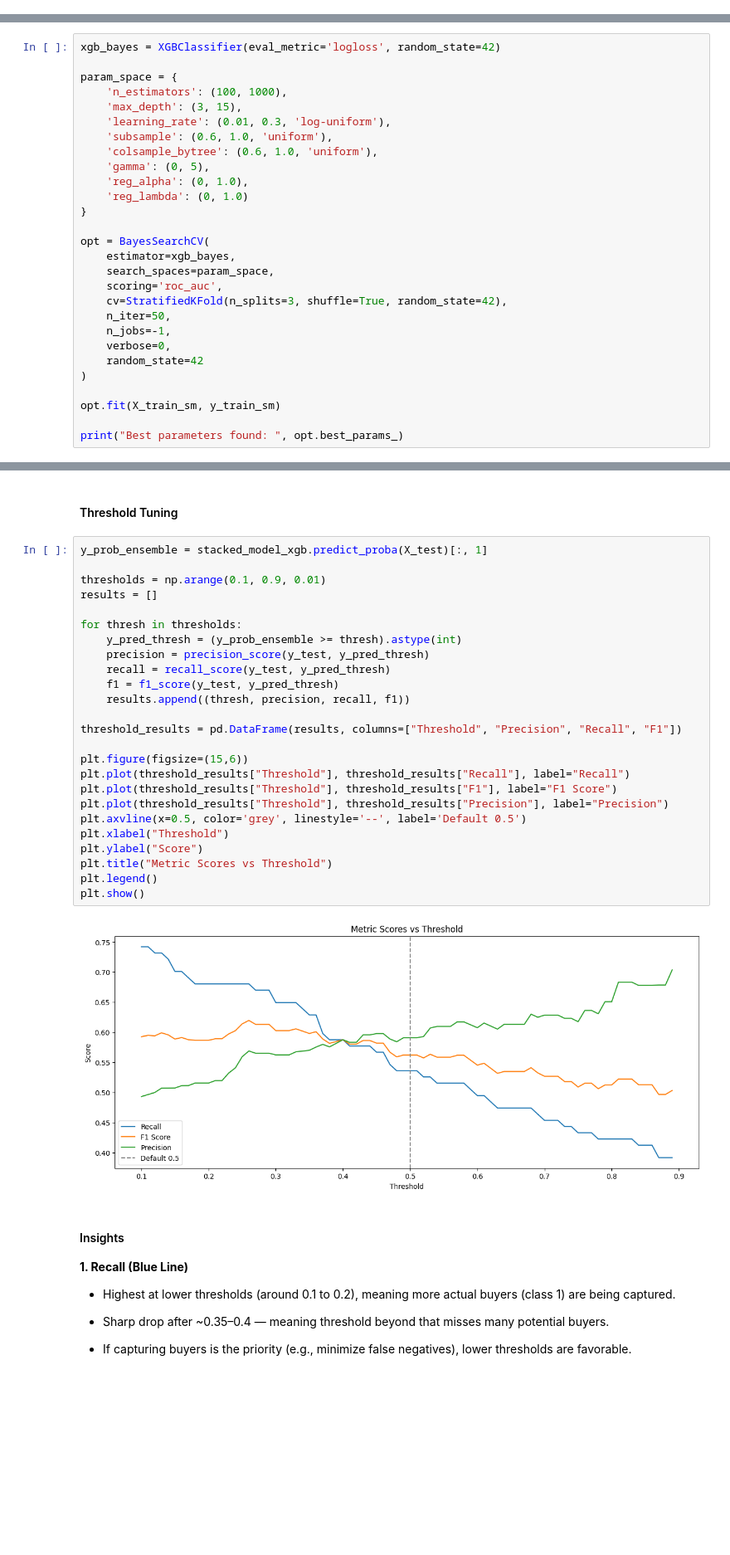
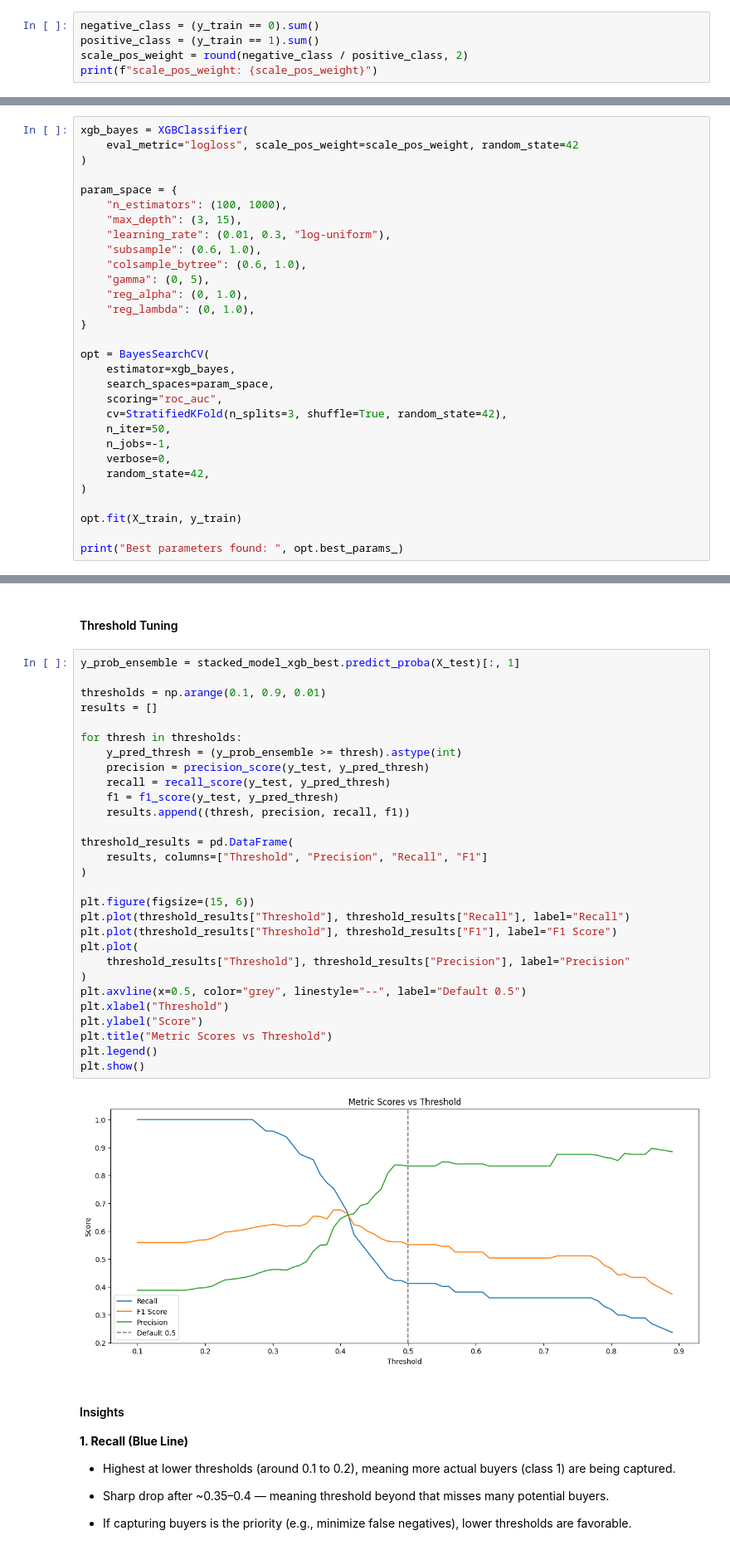
Before and after one commit to bondpapi/Travel-Insurance-Purchase-Prediction-Pipeline, a Jupyter notebook: insurance_prediction.ipynb, the cells around one changed output, grey strips where cells are left out. Shown: that part at 83% size. Drawn from its saved outputs; the diff is of its cells as text; blank space fills up the shorter version.

```diff
--- a/insurance_prediction.ipynb
+++ b/insurance_prediction.ipynb
@@ -876,0 +1002,5 @@ XGBoost outperforms the baseline Gradient Boosting in overall discriminative abi
+# %%
+negative_class = (y_train == 0).sum()
+positive_class = (y_train == 1).sum()
+scale_pos_weight = round(negative_class / positive_class, 2)
+print(f"scale_pos_weight: {scale_pos_weight}")
@@ -984,29 +1129,31 @@ conf_matrix_stack_xgb, class_report_stack_xgb_df, roc_auc_stack_xgb
 # %%
-xgb_bayes = XGBClassifier(eval_metric='logloss', random_state=42)
+xgb_bayes = XGBClassifier(
+    eval_metric="logloss", scale_pos_weight=scale_pos_weight, random_state=42
+)
 
 param_space = {
-    'n_estimators': (100, 1000),
-    'max_depth': (3, 15),
-    'learning_rate': (0.01, 0.3, 'log-uniform'),
-    'subsample': (0.6, 1.0, 'uniform'),
-    'colsample_bytree': (0.6, 1.0, 'uniform'),
-    'gamma': (0, 5),
-    'reg_alpha': (0, 1.0),
-    'reg_lambda': (0, 1.0)
+    "n_estimators": (100, 1000),
+    "max_depth": (3, 15),
+    "learning_rate": (0.01, 0.3, "log-uniform"),
+    "subsample": (0.6, 1.0),
+    "colsample_bytree": (0.6, 1.0),
+    "gamma": (0, 5),
+    "reg_alpha": (0, 1.0),
+    "reg_lambda": (0, 1.0),
 }
 
 opt = BayesSearchCV(
     estimator=xgb_bayes,
     search_spaces=param_space,
-    scoring='roc_auc',
+    scoring="roc_auc",
     cv=StratifiedKFold(n_splits=3, shuffle=True, random_state=42),
     n_iter=50,
     n_jobs=-1,
     verbose=0,
-    random_state=42
+    random_state=42,
 )
 
-opt.fit(X_train_sm, y_train_sm)
+opt.fit(X_train, y_train)
 
 print("Best parameters found: ", opt.best_params_)
 # %% [output]
@@ -1090,32 +1258,36 @@ Conclusion:
 # %% [markdown]
 #### Threshold Tuning
 # %%
-y_prob_ensemble = stacked_model_xgb.predict_proba(X_test)[:, 1]
+y_prob_ensemble = stacked_model_xgb_best.predict_proba(X_test)[:, 1]
 
 thresholds = np.arange(0.1, 0.9, 0.01)
 results = []
 
 for thresh in thresholds:
     y_pred_thresh = (y_prob_ensemble >= thresh).astype(int)
     precision = precision_score(y_test, y_pred_thresh)
     recall = recall_score(y_test, y_pred_thresh)
     f1 = f1_score(y_test, y_pred_thresh)
     results.append((thresh, precision, recall, f1))
 
-threshold_results = pd.DataFrame(results, columns=["Threshold", "Precision", "Recall", "F1"])
+threshold_results = pd.DataFrame(
+    results, columns=["Threshold", "Precision", "Recall", "F1"]
+)
 
-plt.figure(figsize=(15,6))
+plt.figure(figsize=(15, 6))
 plt.plot(threshold_results["Threshold"], threshold_results["Recall"], label="Recall")
 plt.plot(threshold_results["Threshold"], threshold_results["F1"], label="F1 Score")
-plt.plot(threshold_results["Threshold"], threshold_results["Precision"], label="Precision")
-plt.axvline(x=0.5, color='grey', linestyle='--', label='Default 0.5')
+plt.plot(
+    threshold_results["Threshold"], threshold_results["Precision"], label="Precision"
+)
+plt.axvline(x=0.5, color="grey", linestyle="--", label="Default 0.5")
 plt.xlabel("Threshold")
 plt.ylabel("Score")
 plt.title("Metric Scores vs Threshold")
 plt.legend()
 plt.show()
 # %% [output]
-[figure, old version]
+[figure, new version]
 # %% [markdown]
 #### Insights
 
```
Also changed, not shown: parts of 59 cells of this notebook.
